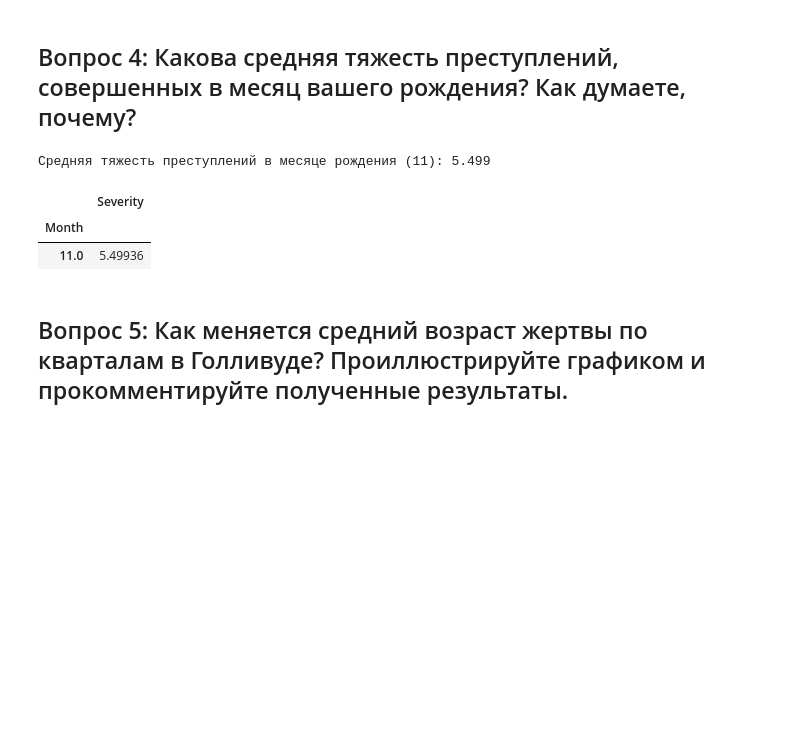
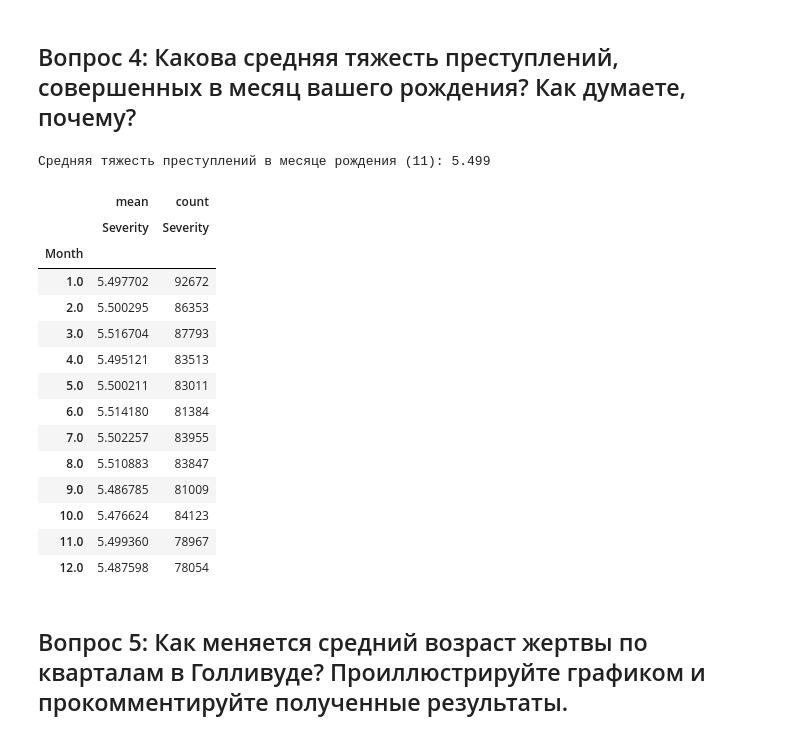
Before and after one commit to AknasMacefg/ITiABD, a Jupyter notebook: Курс 4/ХД/OLAP_CUBE_8.ipynb, the cells around one changed output. Cells and saved outputs as stored; diff of their text form; code cells hidden in the pictures; blank space fills up the shorter version.

```diff
--- a/Курс 4/ХД/OLAP_CUBE_8.ipynb
+++ b/Курс 4/ХД/OLAP_CUBE_8.ipynb
@@ -16,6 +16,6 @@ plt.rcParams['font.size'] = 10
 from pathlib import Path
 
 # Локальный каталог с датасетами: datasets are in la_crimes/la_crimes
-DATA_DIR = Path(r'C:\Users\alexm\Downloads\olap_8\la_crimes\la_crimes')
+DATA_DIR = Path(r"C:\Users\alexm\OneDrive\Рабочий стол\ИТиАБД\ITiABD\Курс 4\ХД\la_crimes\la_crimes")
 DATA_DIR
 # %% [output]
@@ -474,18 +476,30 @@ crime_severity.head(15)
 # %%
 birth_month = 11
 q4 = pd.pivot_table(
-    df_clean[df_clean['Month'] == birth_month],
+    df_clean,
     values='Severity',
     index='Month',
-    aggfunc='mean'
+    aggfunc=['mean', 'count']
 )
-print(f'Средняя тяжесть преступлений в месяце рождения ({birth_month}): {q4.iloc[0, 0]:.3f}')
+print(f'Средняя тяжесть преступлений в месяце рождения ({birth_month}): {q4.iloc[10, 0]:.3f}')
 q4
 # %% [output]
 Средняя тяжесть преступлений в месяце рождения (11): 5.499
-|  | Severity |
-| Month |  |
-| 11.0 | 5.49936 |
+|  | mean | count |
+|  | Severity | Severity |
+| Month |  |  |
+| 1.0 | 5.497702 | 92672 |
+| 2.0 | 5.500295 | 86353 |
+| 3.0 | 5.516704 | 87793 |
+| 4.0 | 5.495121 | 83513 |
+| 5.0 | 5.500211 | 83011 |
+| 6.0 | 5.514180 | 81384 |
+| 7.0 | 5.502257 | 83955 |
+| 8.0 | 5.510883 | 83847 |
+| 9.0 | 5.486785 | 81009 |
+| 10.0 | 5.476624 | 84123 |
+| 11.0 | 5.499360 | 78967 |
+| 12.0 | 5.487598 | 78054 |
 # %% [markdown]
 ## Вопрос 5: Как меняется средний возраст жертвы по кварталам в Голливуде? Проиллюстрируйте графиком и прокомментируйте полученные результаты.
 # %%
```
Also changed, not shown: parts of 4 cells of this notebook.
